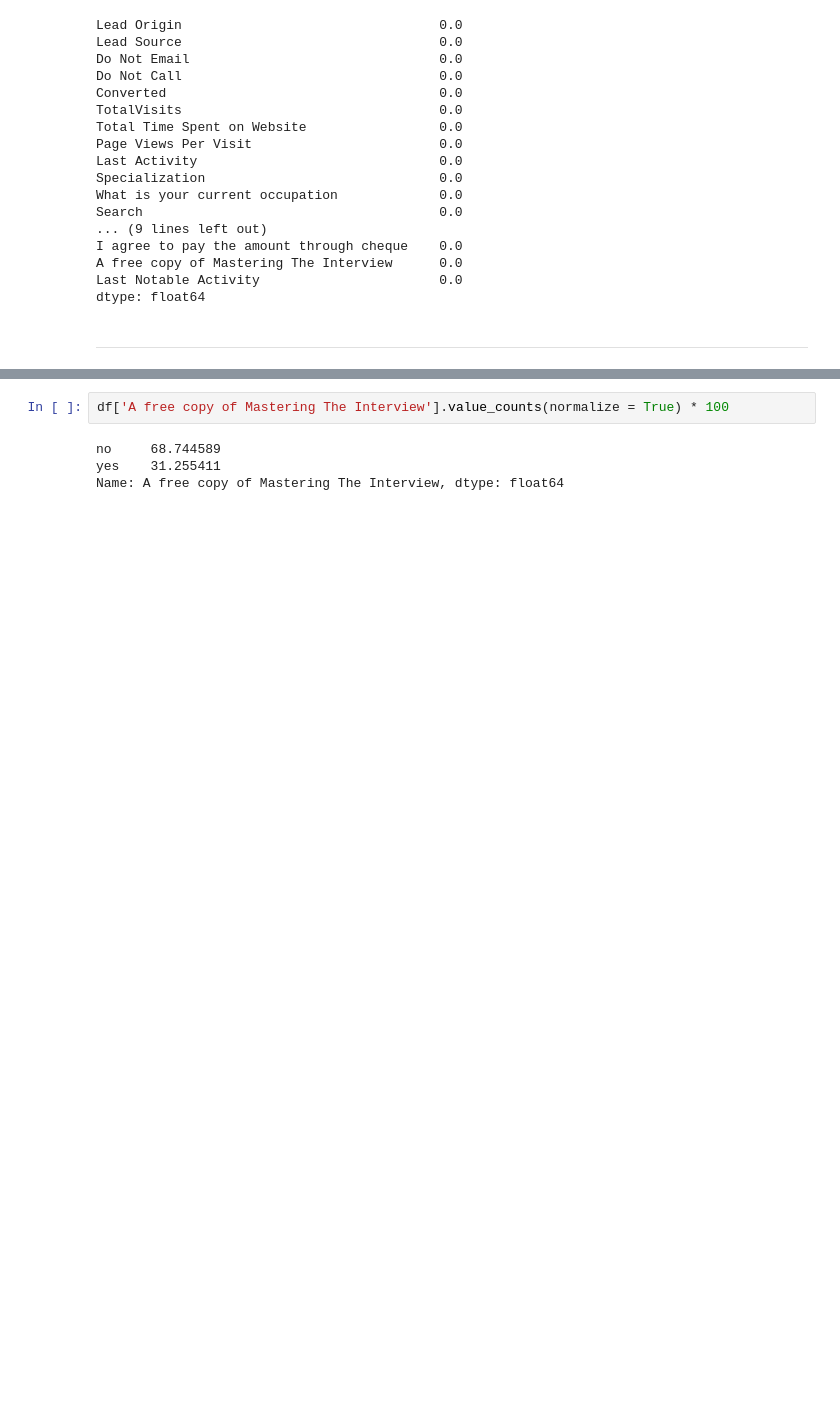
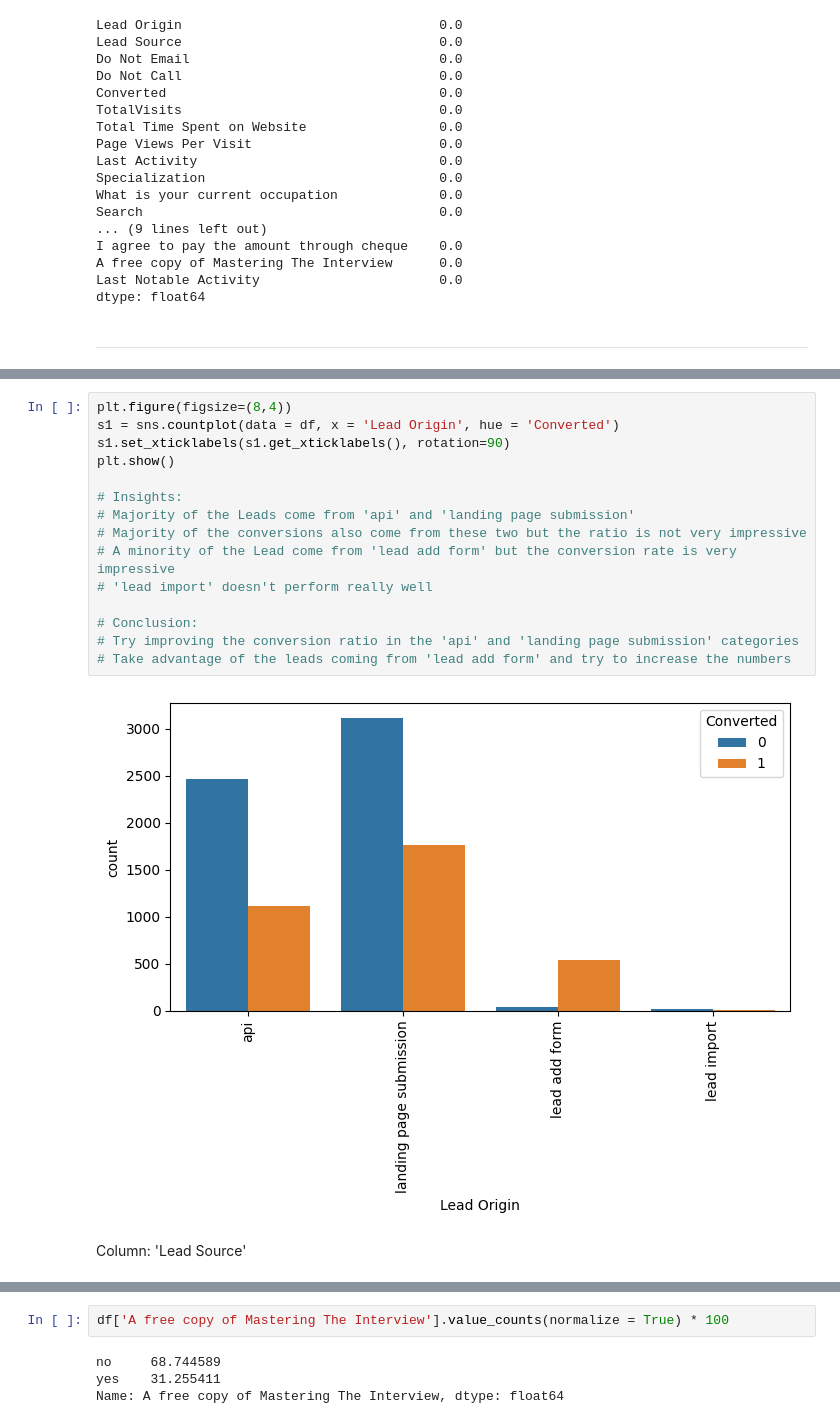
Before and after one commit to Sahil1776/Lead-Scoring-Case-Study, a Jupyter notebook: Model.ipynb, the cells around one changed output, grey strips where cells are left out. Drawn from its saved outputs; the diff is of its cells as text; blank space fills up the shorter version.

```diff
--- a/Model.ipynb
+++ b/Model.ipynb
@@ -436,0 +473,19 @@ array(['api', 'landing page submission', 'lead add form', 'lead import',
+# %%
+plt.figure(figsize=(8,4))
+s1 = sns.countplot(data = df, x = 'Lead Origin', hue = 'Converted')
+s1.set_xticklabels(s1.get_xticklabels(), rotation=90)
+plt.show()
+
+# Insights:
+# Majority of the Leads come from 'api' and 'landing page submission'
+# Majority of the conversions also come from these two but the ratio is not very impressive
+# A minority of the Lead come from 'lead add form' but the conversion rate is very impressive
+# 'lead import' doesn't perform really well
+
+# Conclusion:
+# Try improving the conversion ratio in the 'api' and 'landing page submission' categories
+# Take advantage of the leads coming from 'lead add form' and try to increase the numbers
+# %% [output]
+[figure, added]
+# %% [markdown]
+Column: 'Lead Source'
```
Also changed, not shown: parts of 93 cells of this notebook.
